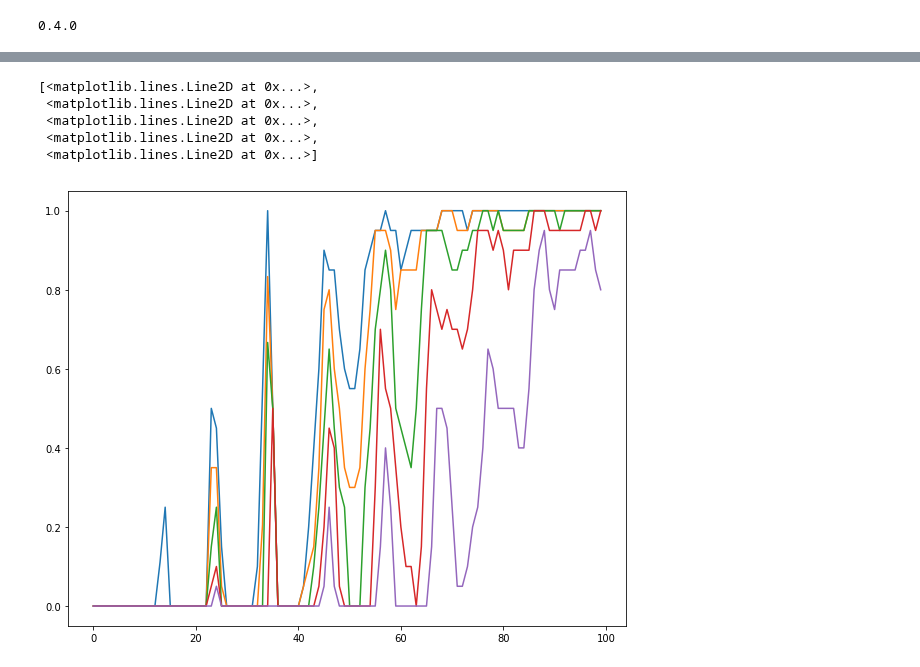
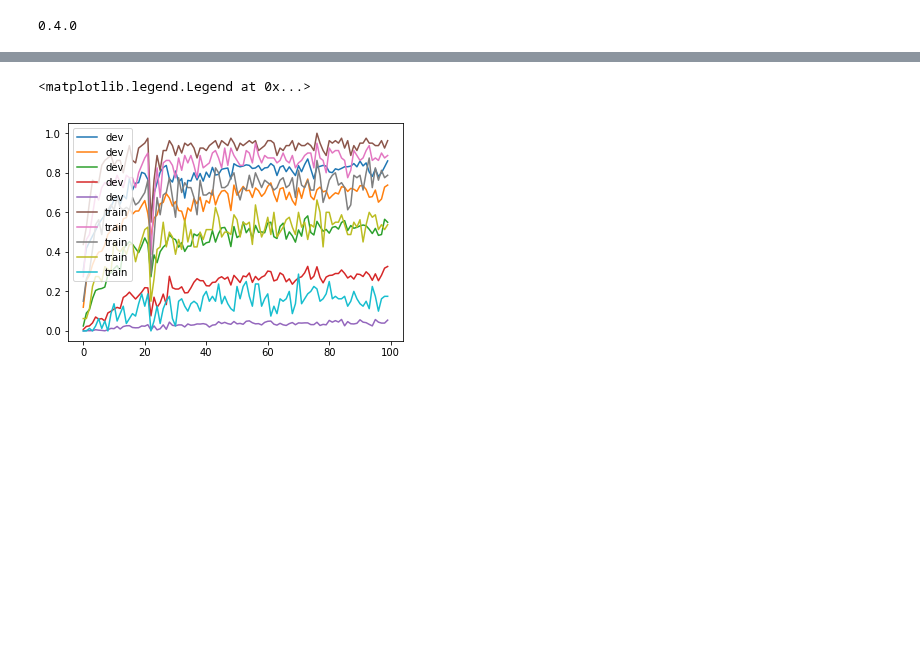
Before and after one commit to jlikhuva/NutritionProject, a Jupyter notebook: Localizer/prototypes.ipynb, the cells around one changed output, grey strips where cells are left out. Drawn from its saved outputs; the diff is of its cells as text; code cells hidden in the pictures; blank space fills up the shorter version.

```diff
--- a/Localizer/prototypes.ipynb
+++ b/Localizer/prototypes.ipynb
@@ -50,14 +47,14 @@ def train_localizer_network():
     debug = not torch.cuda.is_available()
     dataset = DataLoader(
         NutritionDataset(IMAGE_DIR, BOXES, DATA_PATH, debug=debug),
-        batch_size=64, shuffle=True, num_workers=8,
+        batch_size=116, shuffle=True, num_workers=8,
     )
     dev = DataLoader(
         NutritionDataset(IMAGE_DIR, BOXES, DATA_PATH, split='dev', debug=debug),
-        batch_size=64, shuffle=True, num_workers=8,
+        batch_size=116, shuffle=True, num_workers=8,
     )
     config = {
-        'keep_prob' : 0.9995
+        'keep_prob' : 0.995
     }
     model = LocalizerNet(YOLO_PATH, use_full_yolo=True, config_params=config)
     optimizer = torch.optim.Adam(
@@ -65,12 +62,12 @@ def train_localizer_network():
         lr=2.5e-4, weight_decay=0.0005
     )
     scheduler = torch.optim.lr_scheduler.MultiStepLR(
-        optimizer, [7, 14, 21, 28, 35, 42, 49, 56, 63, 70, 77, 84, 91],
+        optimizer, [7, 14, 35, 42, 49, 56, 63, 70, 77, 84, 91],
         gamma=0.995
     )
     r = train_localizer(
         model, optimizer, dataset, dev, epochs=100,
-        scheduler=scheduler, restore=False
+        scheduler=scheduler, restore=True
     )
     return r
 # %%
@@ -126,14 +124,13 @@ plt.plot(dev_losses[5:], '-o')
 # %%
-# plt.plot(dev_map, '-o')
-plt.plot(train_map)
+plt.plot(dev_map[:], label='dev')
+plt.plot(train_map[:], label='train')
 # plt.savefig('goals2.png')
+np.save('train_map', train_map)
+np.save('dev_map', dev_map)
+plt.legend()
 # %% [output]
-[<matplotlib.lines.Line2D at 0x...>,
- <matplotlib.lines.Line2D at 0x...>,
- <matplotlib.lines.Line2D at 0x...>,
- <matplotlib.lines.Line2D at 0x...>,
- <matplotlib.lines.Line2D at 0x...>]
+<matplotlib.legend.Legend at 0x...>
-[figure, old version]
+[figure, new version]
 # %%
 def calculate_mean_image():
     '''
```
Also changed, not shown: parts of 3 cells of this notebook, 5 other files.
